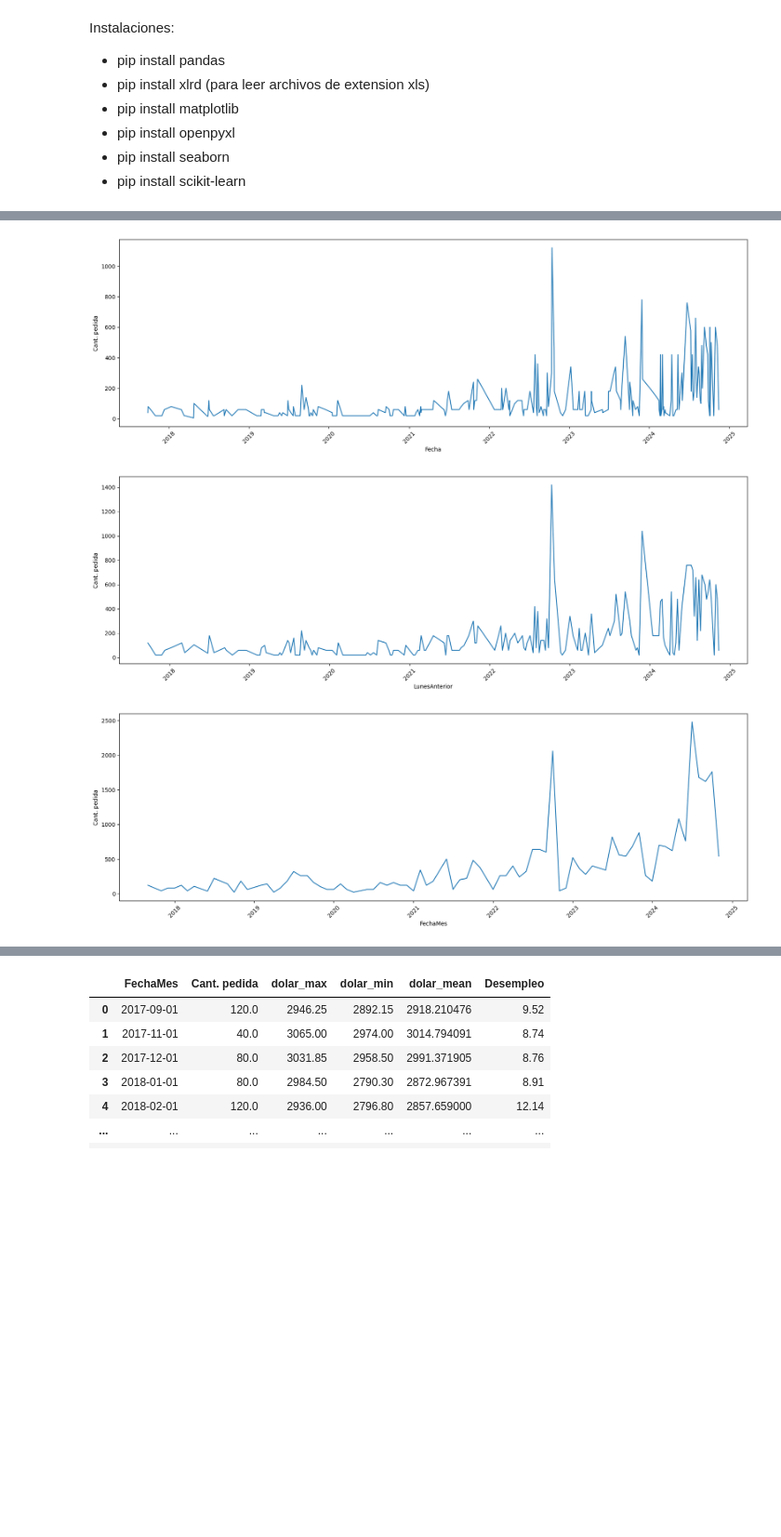
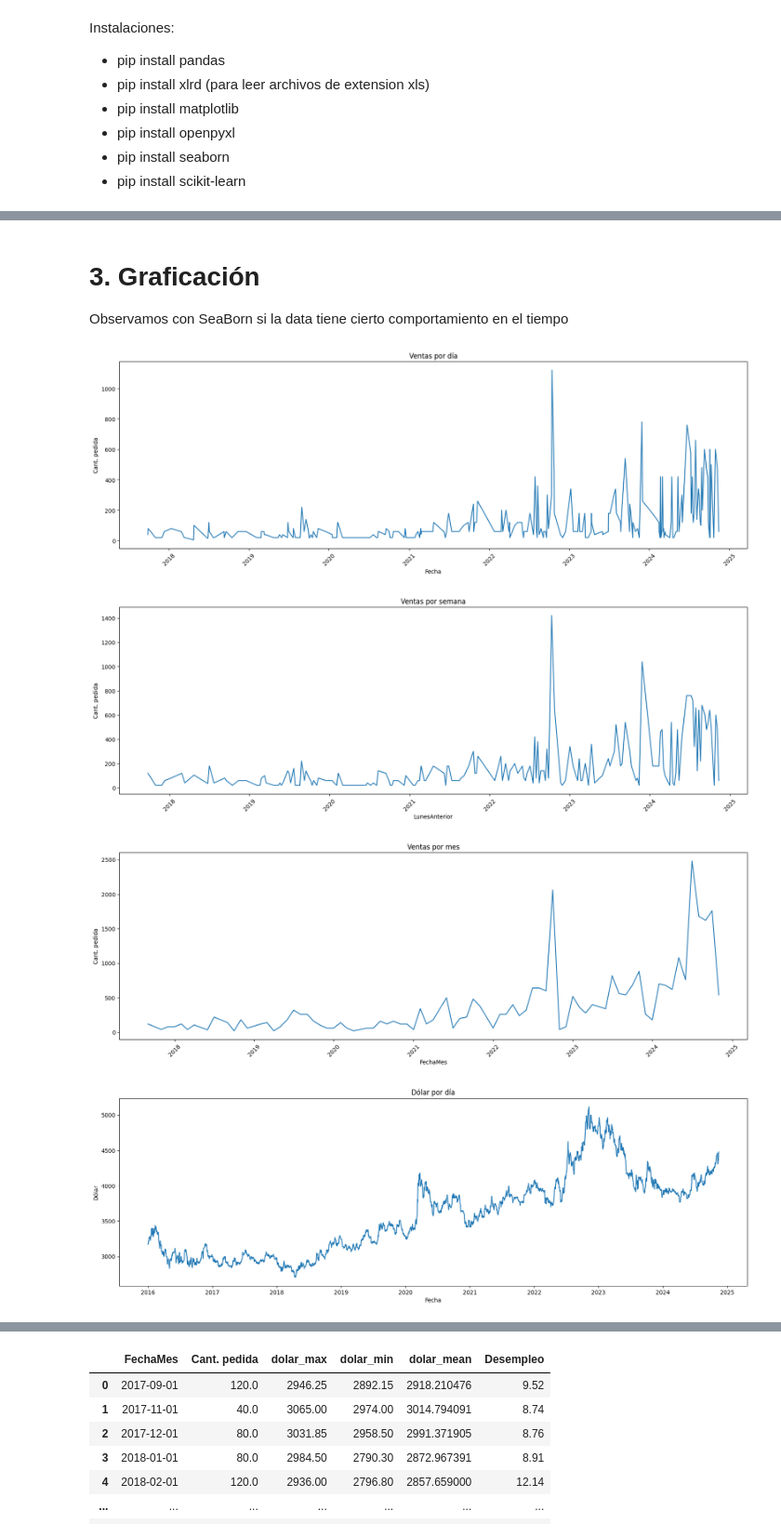
Before and after one commit to jaimereinoso2/SUMIQUIM_PILOTO, a Jupyter notebook: v1/app.ipynb, the cells around one changed output, grey strips where cells are left out. Shown: that part at 93% size. Drawn from its saved outputs; the diff is of its cells as text; code cells hidden in the pictures; blank space fills up the shorter version.

```diff
--- a/v1/app.ipynb
+++ b/v1/app.ipynb
@@ -37,0 +68,21 @@ df_mes = df.groupby('FechaMes').agg({'Cant. pedida':'sum'}).reset_index()
+# %%
+df_dolar = pd.read_csv('../Data Original/Datos históricos USD_COP.csv')
+
+df_dolar['Fecha'] = pd.to_datetime(df_dolar['Fecha'], format='%d.%m.%Y')
+df_dolar['Apertura']  = df_dolar['Apertura'].str.replace('.', '').str.replace(',', '.').astype(float)
+df_dolar = df_dolar[['Fecha','Apertura']].copy()
+
+df_dolar.rename(columns={'Apertura':'Dolar'}, inplace=True)
+df_dolar=df_dolar.sort_values(by='Fecha', ascending=True).reset_index(drop=True)
+
+df_dolar['FechaMes'] =  df_dolar['Fecha'].dt.to_period('M').dt.to_timestamp()
+print('df_dolar:')
+print(df_dolar.head())
+
+df_desempleo = pd.read_excel('../Data Original/Desempleo.xlsx')
+df_desempleo = df_desempleo[df_desempleo['Fecha']>='2016-01-01']
+df_desempleo.columns = ['FechaMes','Desempleo']
+df_desempleo.reset_index(inplace=True,drop=True)
+print('')
+print('df_desempleo:')
+print(df_desempleo.head())
@@ -38,19 +105,46 @@ df_mes = df.groupby('FechaMes').agg({'Cant. pedida':'sum'}).reset_index()
+# %% [markdown]
+# **3. Graficación**
+
+Observamos con SeaBorn si la data tiene cierto comportamiento en el tiempo
 # %%
+# VENTAS POR DIA
 plt.figure(figsize=(20, 6))
 sns.lineplot(x='Fecha', y='Cant. pedida', data=df_dia)
 plt.xticks(rotation=45)
+plt.title('Ventas por día')
 plt.show()
 
+# VENTAS POR SEMANA
 plt.figure(figsize=(20, 6))
 sns.lineplot(x='LunesAnterior', y='Cant. pedida', data=df_semana)
 plt.xticks(rotation=45)
+plt.title('Ventas por semana')
 plt.show()
 
+# VENTAS POR MES
 plt.figure(figsize=(20, 6))
 sns.lineplot(x='FechaMes', y='Cant. pedida', data=df_mes)
 plt.xticks(rotation=45)
+plt.title('Ventas por mes')
 plt.show()
+
+# VALOR DEL DOLAR
+plt.figure(figsize=(20, 6))
+sns.lineplot(data=df_dolar, x='Fecha', y='Dolar')
+plt.title('Dólar por día')
+plt.xlabel('Fecha')
+plt.ylabel('Dólar')
+plt.show()
+
+# DESEMPLEO POR MES
+plt.figure(figsize=(20, 6))
+sns.lineplot(data=df_desempleo, x='FechaMes', y='Desempleo')
+plt.title('Desempleo por mes')
+plt.xlabel('Fecha')
+plt.ylabel('Desempleo')
+plt.show()
 # %% [output]
-[figure, old version]
+[figure, new version]
-[figure, old version]
+[figure, new version]
-[figure, old version]
+[figure, new version]
+[figure, added]
```
Also changed, not shown: parts of 22 cells of this notebook, 1 other file.
